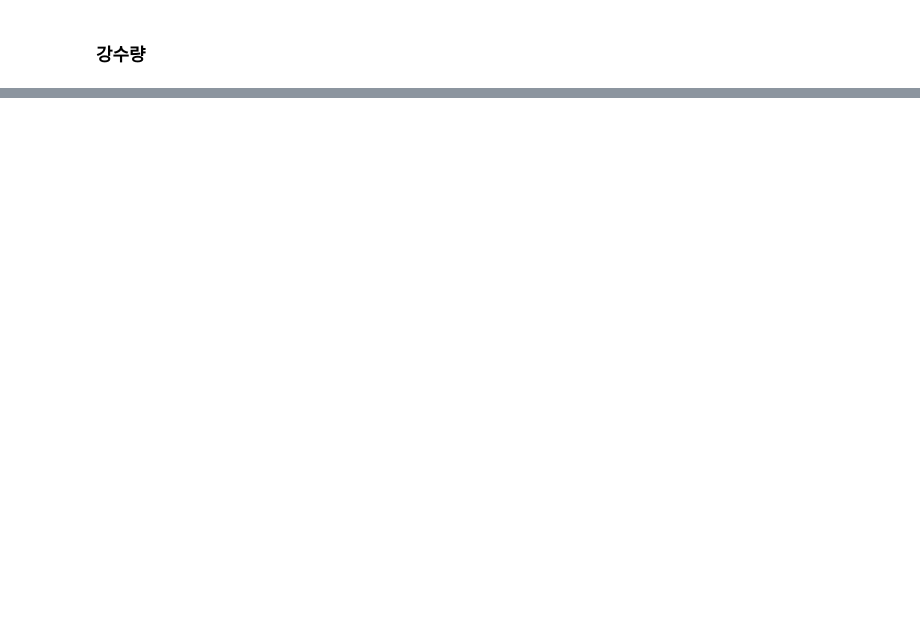
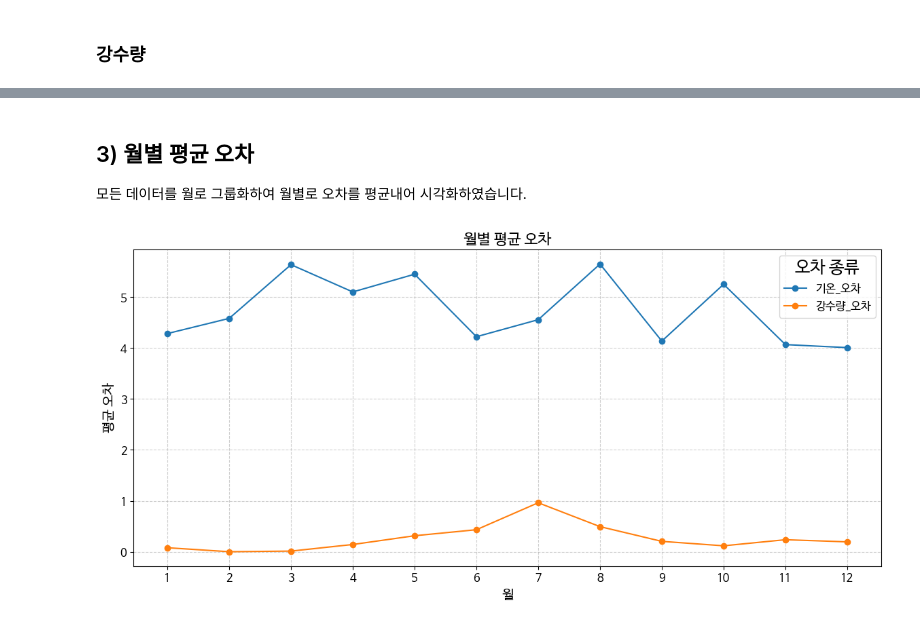
Before and after one commit to JulGoo/WeatherAnalyze, a Jupyter notebook: WeatherAnalyze.ipynb, the cells around one changed output, grey strips where cells are left out. Cells and saved outputs as stored; diff of their text form; code cells hidden in the pictures; blank space fills up the shorter version.

```diff
--- a/WeatherAnalyze.ipynb
+++ b/WeatherAnalyze.ipynb
@@ -559,0 +721,35 @@ plot_metric("강수량_오차", "강수량 오차", "강수량 오차", "2023-07
+# %% [markdown]
+## 3) 월별 평균 오차
+모든 데이터를 월로 그룹화하여 월별로 오차를 평균내어 시각화하였습니다.
+# %%
+import pandas as pd
+import matplotlib.pyplot as plt
+
+# 예시 데이터프레임 생성
+merged_df['예측일시'] = pd.to_datetime(merged_df['예측일시'])
+
+# '월' 컬럼 추가
+merged_df['월'] = merged_df['예측일시'].dt.month
+
+# 분석할 오차 값 컬럼 정의
+error_cols = ["기온_오차", "강수량_오차"]
+
+# 월별 평균 오차 계산
+monthly_avg_errors = merged_df.groupby('월')[error_cols].mean()
+
+# 시각화: 월별 평균 오차 막대 그래프
+plt.figure(figsize=(12, 6))
+for col in error_cols:
+    plt.plot(monthly_avg_errors.index, monthly_avg_errors[col], label=col, marker='o')
+
+plt.title('월별 평균 오차', fontsize=16)
+plt.xlabel('월', fontsize=14)
+plt.ylabel('평균 오차', fontsize=14)
+plt.xticks(monthly_avg_errors.index, fontsize=12)
+plt.yticks(fontsize=12)
+plt.legend(title='오차 종류', fontsize=12)
+plt.grid(True, linestyle='--', alpha=0.6)
+plt.tight_layout()
+plt.show()
+# %% [output]
+[figure, added]
```
Also changed, not shown: parts of 115 cells of this notebook, 2 other files.
